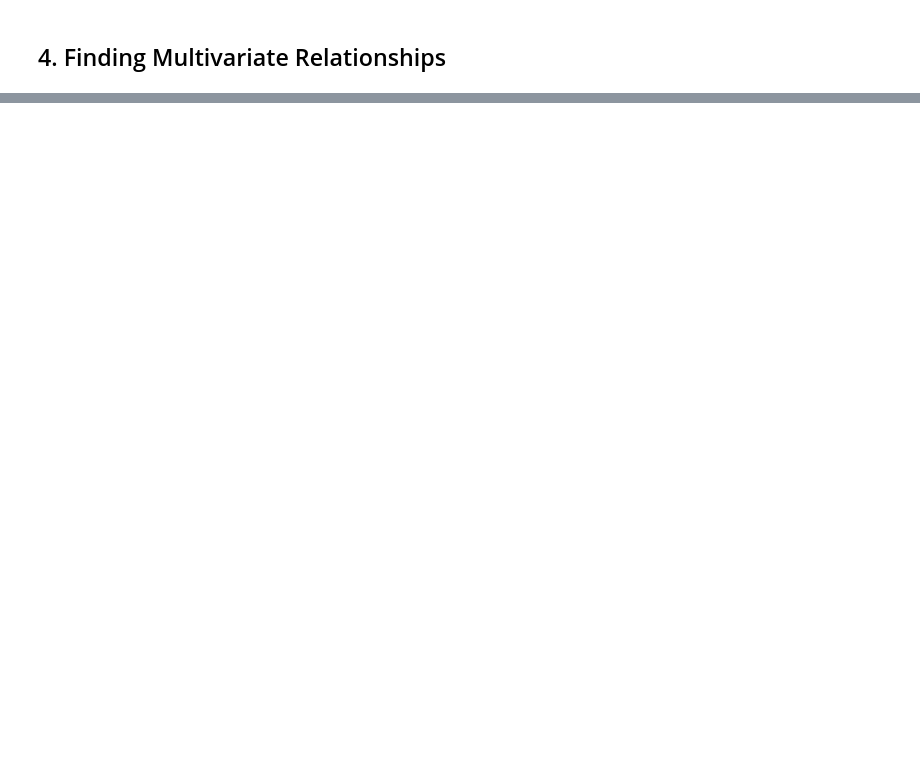
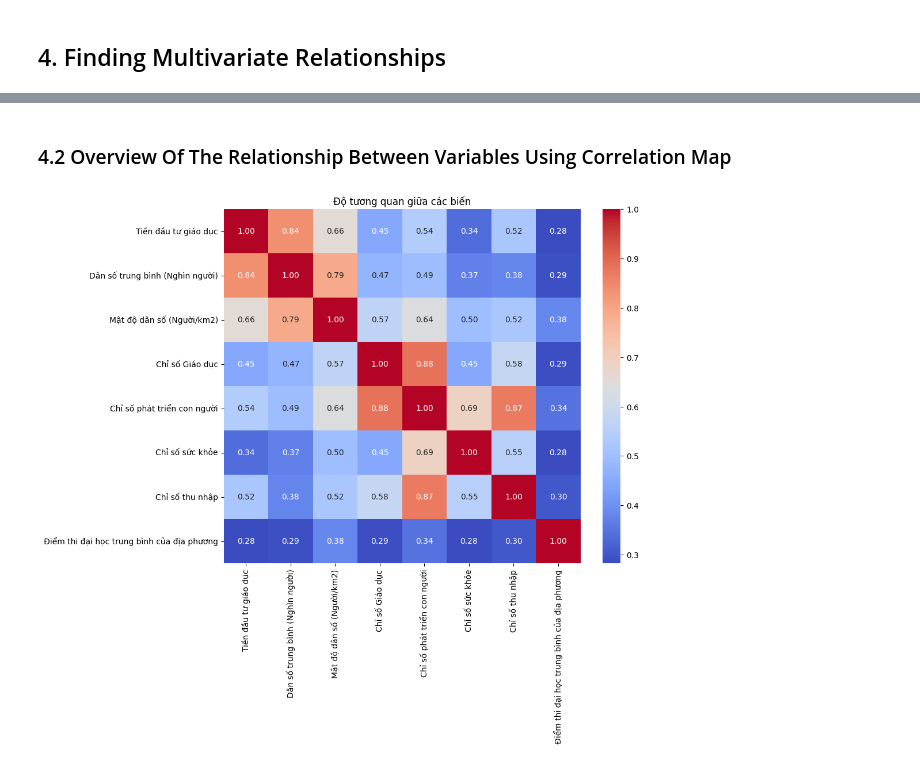
Before and after one commit to tranductri2003/university-score-predictor, a Jupyter notebook: [Part 3] Multivariate_Relationship_Analysis/[Part 3] Multivariate_Relationship_Analysis.ipynb, the cells around one changed output, grey strips where cells are left out. Drawn from its saved outputs; the diff is of its cells as text; code cells hidden in the pictures; blank space fills up the shorter version.

Commit message:
Update multivariate replationship code

```diff
--- a/[Part 3] Multivariate_Relationship_Analysis/[Part 3] Multivariate_Relationship_Analysis.ipynb
+++ b/[Part 3] Multivariate_Relationship_Analysis/[Part 3] Multivariate_Relationship_Analysis.ipynb
@@ -302,0 +312,9 @@ df.describe()
+# %%
+# Đọc dữ liệu từ file CSV gốc
+df = pd.read_csv("Multivariate-data.csv")
+
+# Loại bỏ các hàng có chứa giá trị NaN
+df_cleaned = df.dropna()
+
+# Lưu DataFrame mới thành file CSV
+df_cleaned.to_csv("[Dropped-nan] Multivariate-data.csv", index=False)
@@ -302,0 +378,16 @@ df.describe()
+# %% [markdown]
+### 4.2 Overview Of The Relationship Between Variables Using Correlation Map
+# %%
+# Bỏ cột 'Năm' từ DataFrame trước khi tính toán ma trận tương quan
+df_cleaned_without_year = df_cleaned.drop(columns=['Năm'])
+
+# Tính ma trận tương quan chỉ với các cột chứa giá trị số
+corr_matrix = df_cleaned_without_year.corr(numeric_only=True)
+
+# Vẽ biểu đồ heatmap cho ma trận tương quan
+plt.figure(figsize=(10, 8))
+sns.heatmap(corr_matrix, cmap='coolwarm', annot=True, fmt=".2f")
+plt.title('Độ tương quan giữa các biến')
+plt.show()
+# %% [output]
+[figure, added]
```
Also changed, not shown: parts of 23 cells of this notebook, 7 other files.
